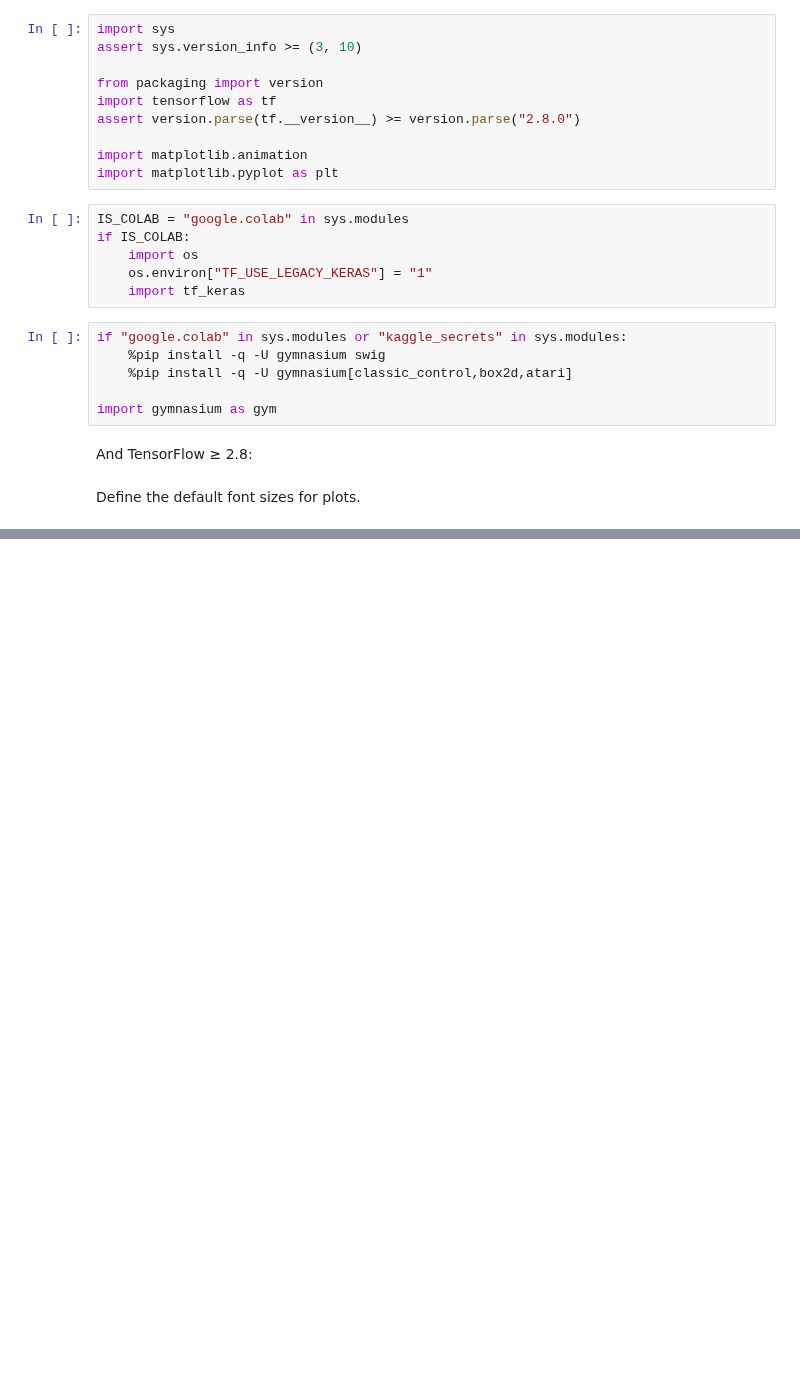
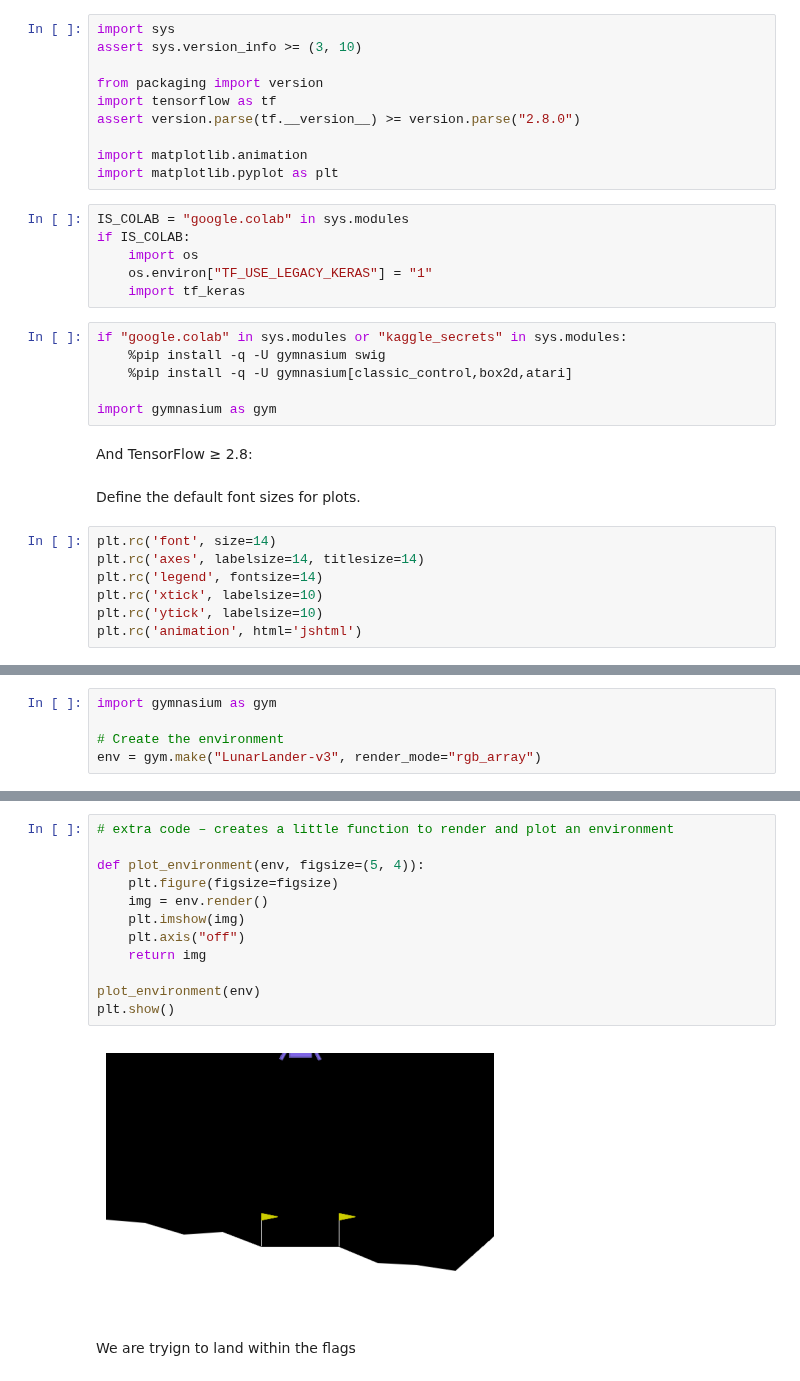
Before and after one commit to Noonansean1/CS5004, a Jupyter notebook: e-tivity3/Etivity3_master_23300159.ipynb, the cells around one changed output, grey strips where cells are left out. Cells and saved outputs as stored; diff of their text form; blank space fills up the shorter version.

```diff
--- a/e-tivity3/Etivity3_master_23300159.ipynb
+++ b/e-tivity3/Etivity3_master_23300159.ipynb
@@ -291,3 +291,10 @@ import gymnasium as gym
 And TensorFlow ≥ 2.8:
 # %% [markdown]
 Define the default font sizes for plots.
+# %%
+plt.rc('font', size=14)
+plt.rc('axes', labelsize=14, titlesize=14)
+plt.rc('legend', fontsize=14)
+plt.rc('xtick', labelsize=10)
+plt.rc('ytick', labelsize=10)
+plt.rc('animation', html='jshtml')
@@ -293,0 +314,5 @@ Define the default font sizes for plots.
+# %%
+import gymnasium as gym
+
+# Create the environment
+env = gym.make("LunarLander-v3", render_mode="rgb_array")
@@ -293,0 +363,16 @@ Define the default font sizes for plots.
+# %%
+# extra code – creates a little function to render and plot an environment
+
+def plot_environment(env, figsize=(5, 4)):
+    plt.figure(figsize=figsize)
+    img = env.render()
+    plt.imshow(img)
+    plt.axis("off")
+    return img
+
+plot_environment(env)
+plt.show()
+# %% [output]
+[figure, added]
+# %% [markdown]
+We are tryign to land within the flags
```
Also changed, not shown: parts of 24 cells of this notebook.
